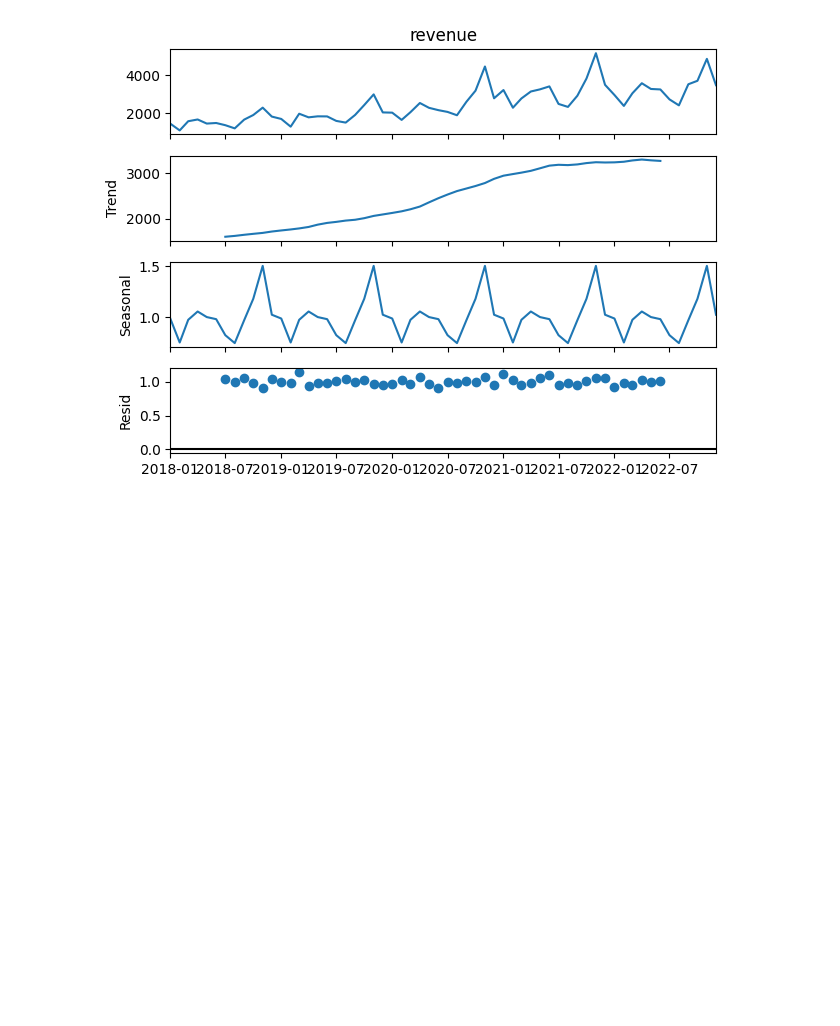
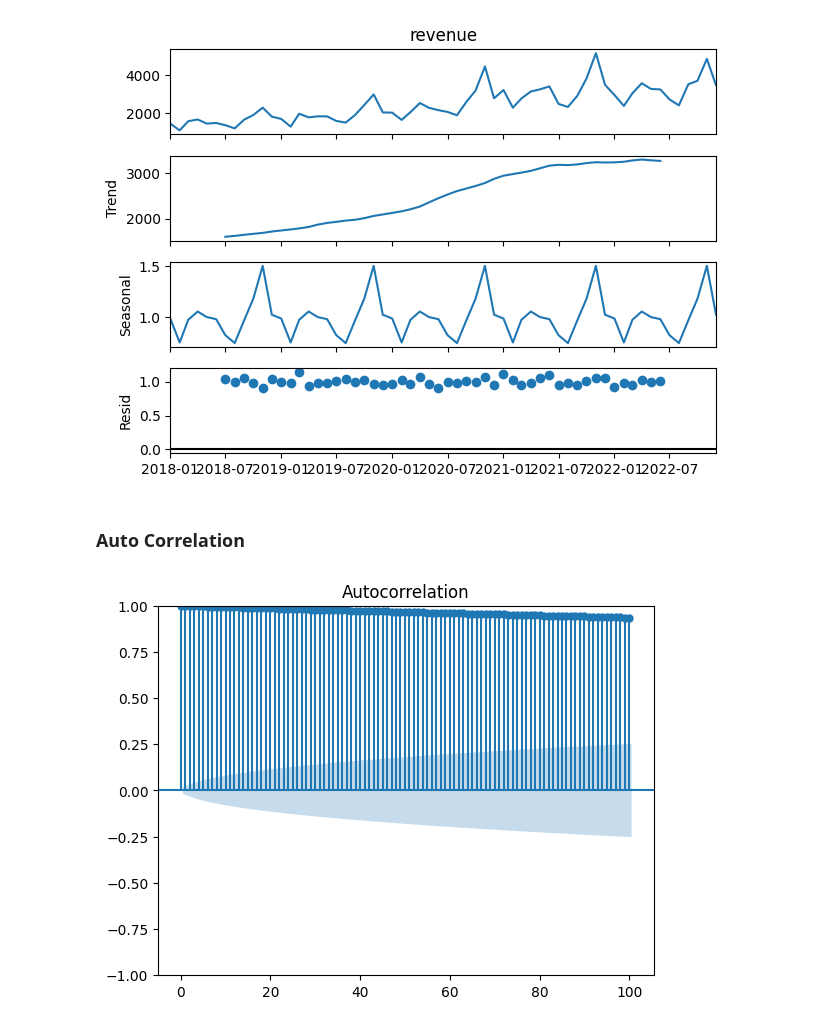
Before and after one commit to edwardns2/PythonML, a Jupyter notebook: files/apple_stock.ipynb, the cells around one changed output. Drawn from its saved outputs; the diff is of its cells as text; code cells hidden in the pictures; blank space fills up the shorter version.

```diff
--- a/files/apple_stock.ipynb
+++ b/files/apple_stock.ipynb
@@ -485,3 +489,10 @@ decomposition1 = seasonal_decompose(choco_df["revenue"], model="multiplicative",
 fig = decomposition1.plot()
 # %% [output]
 [figure]
+# %% [markdown]
+### Auto Correlation
+# %%
+plot_acf(aapl_df["Close"], lags = 100)
+plt.show()
+# %% [output]
+[figure, added]
```
Also changed, not shown: parts of 9 cells of this notebook, 1 other file.
